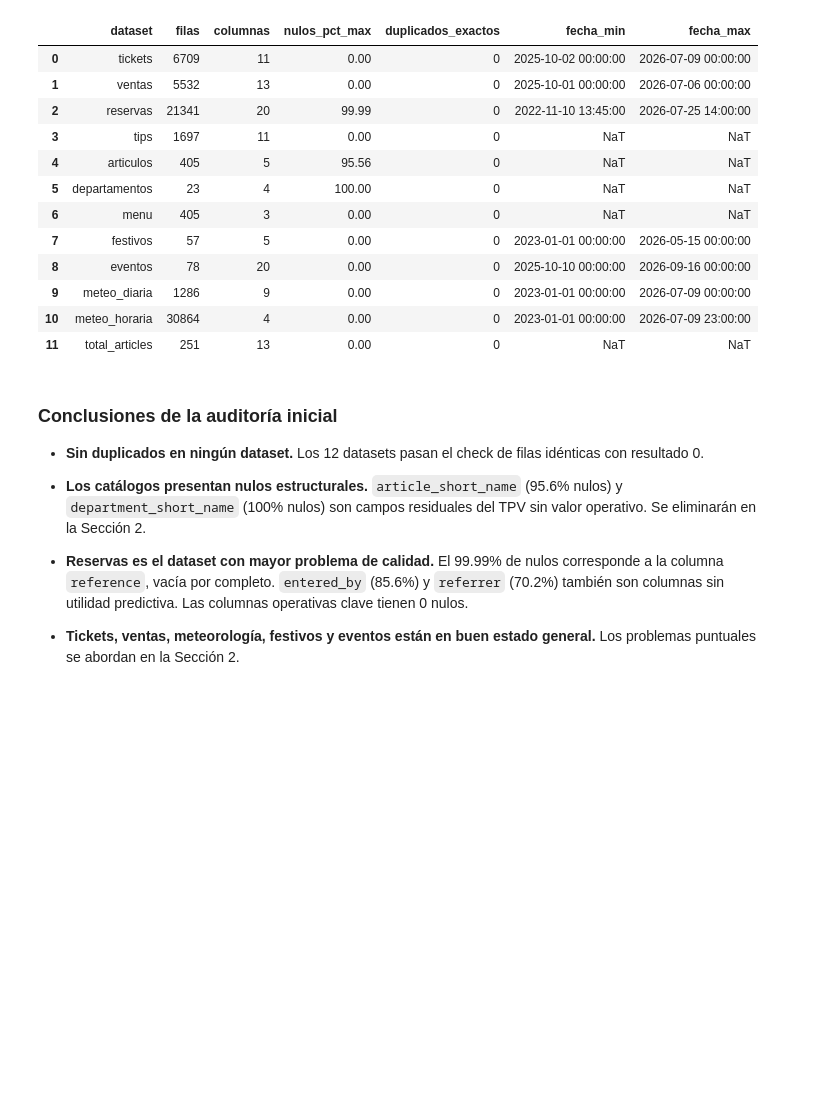
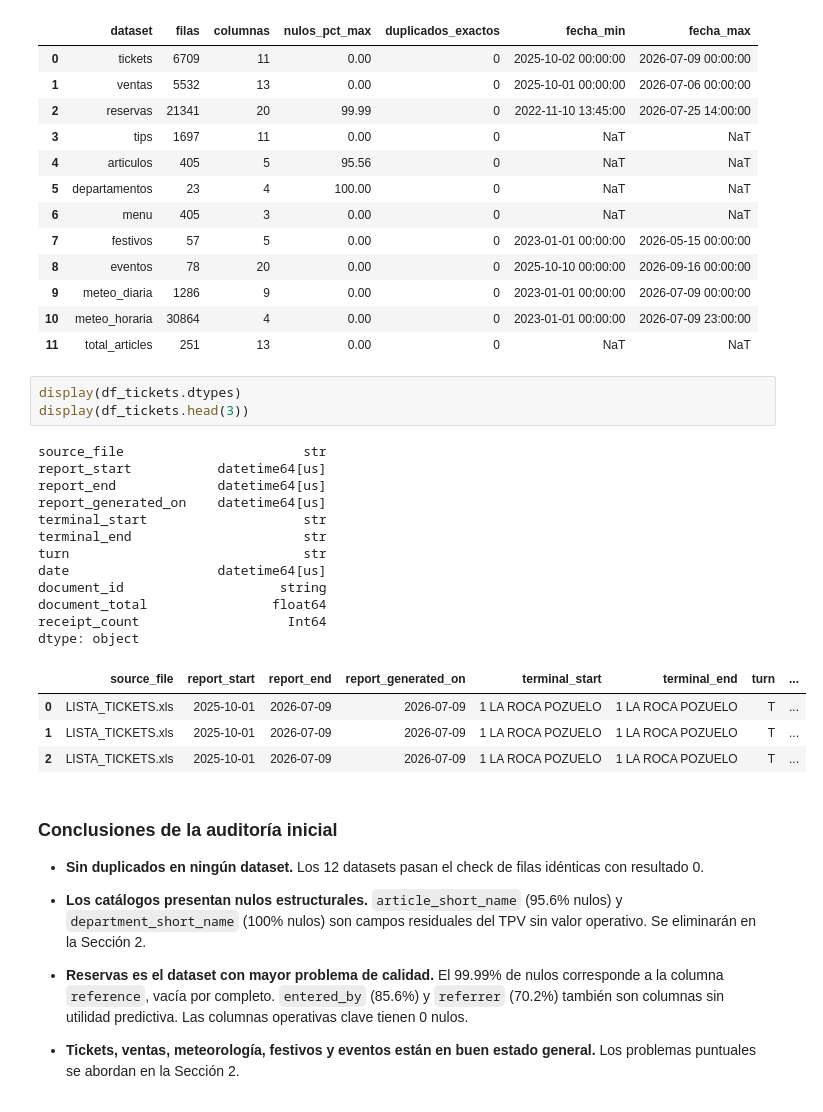
Before and after one commit to Joaquindam/TFM-Hosteleria-AI, a Jupyter notebook: notebooks/02_depuracion_silver.ipynb, the cells around one changed output. Drawn from its saved outputs; the diff is of its cells as text; blank space fills up the shorter version.

```diff
--- a/notebooks/02_depuracion_silver.ipynb
+++ b/notebooks/02_depuracion_silver.ipynb
@@ -151,6 +151,26 @@ display(auditoria)
 | 9 | meteo_diaria | 1286 | 9 | 0.00 | 0 | 2023-01-01 00:00:00 | 2026-07-09 00:00:00 |
 | 10 | meteo_horaria | 30864 | 4 | 0.00 | 0 | 2023-01-01 00:00:00 | 2026-07-09 23:00:00 |
 | 11 | total_articles | 251 | 13 | 0.00 | 0 | NaT | NaT |
+# %%
+display(df_tickets.dtypes)
+display(df_tickets.head(3))
+# %% [output]
+source_file                       str
+report_start           datetime64[us]
+report_end             datetime64[us]
+report_generated_on    datetime64[us]
+terminal_start                    str
+terminal_end                      str
+turn                              str
+date                   datetime64[us]
+document_id                    string
+document_total                float64
+receipt_count                   Int64
+dtype: object
+|  | source_file | report_start | report_end | report_generated_on | terminal_start | terminal_end | turn | ... |
+| 0 | LISTA_TICKETS.xls | 2025-10-01 | 2026-07-09 | 2026-07-09 | 1 LA ROCA POZUELO | 1 LA ROCA POZUELO | T | ... |
+| 1 | LISTA_TICKETS.xls | 2025-10-01 | 2026-07-09 | 2026-07-09 | 1 LA ROCA POZUELO | 1 LA ROCA POZUELO | T | ... |
+| 2 | LISTA_TICKETS.xls | 2025-10-01 | 2026-07-09 | 2026-07-09 | 1 LA ROCA POZUELO | 1 LA ROCA POZUELO | T | ... |
 # %% [markdown]
 ### Conclusiones de la auditoría inicial
 
```
Also changed, not shown: parts of 1 cell of this notebook, 1 other file.
